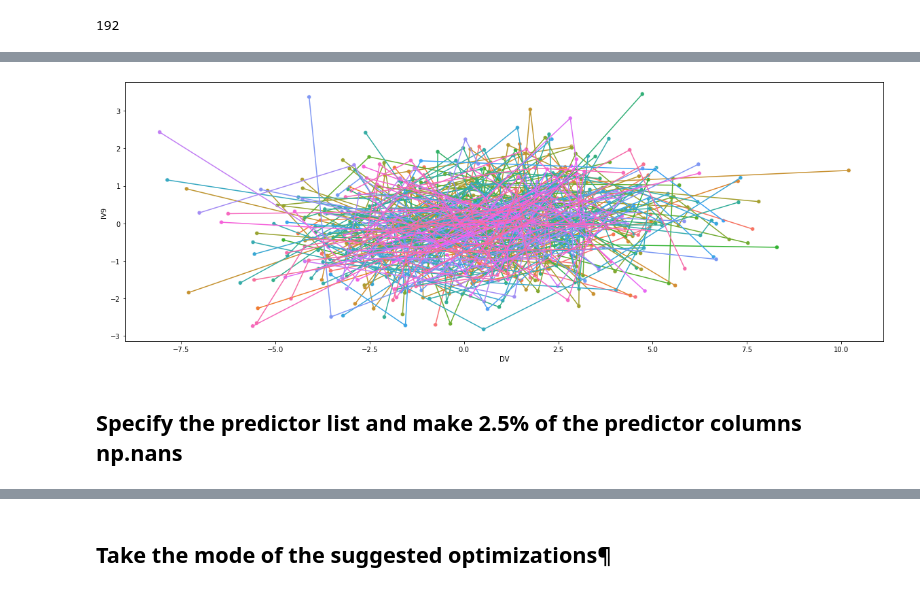
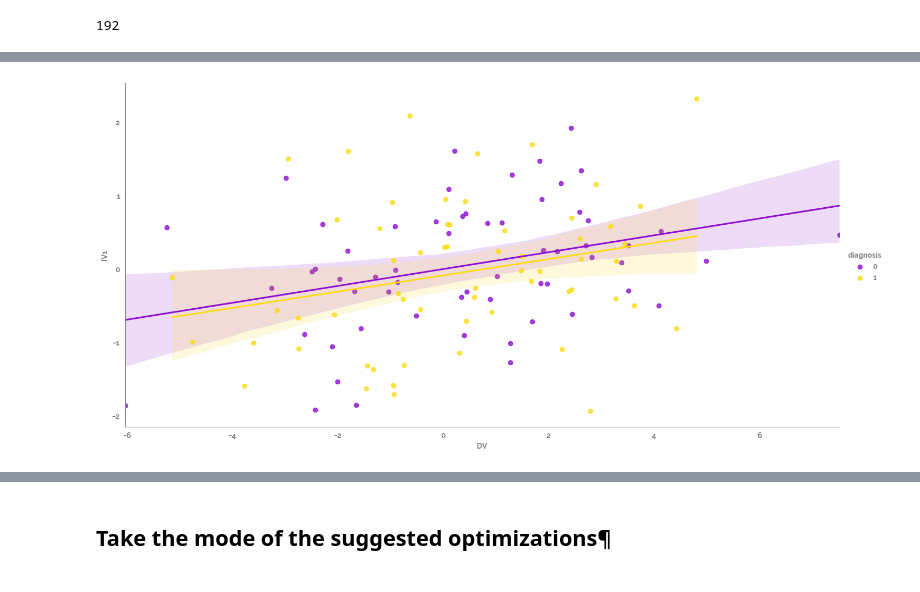
Before and after one commit to jameshtwose/vitarenal-DS, a Jupyter notebook: vitarenal_synthetic_MERF.ipynb, the cells around one changed output, grey strips where cells are left out. Cells and saved outputs as stored; diff of their text form; code cells hidden in the pictures.

```diff
--- a/vitarenal_synthetic_MERF.ipynb
+++ b/vitarenal_synthetic_MERF.ipynb
@@ -60,11 +63,3 @@ _ = sns.lmplot(data=df, x="DV", y="IV9", hue="diagnosis", height=7, aspect=2)
-# %%
-_ = plt.figure(figsize=(20, 7))
-_ = sns.lineplot(data=df.assign(user_id=lambda x: x["user_id"].astype("category")), x="DV", y="IV9", hue="user_id", legend=False)
-_ = sns.scatterplot(data=df.assign(user_id=lambda x: x["user_id"].astype("category")), x="DV", y="IV9", hue="user_id", legend=False)
-# %% [output]
-[figure, removed]
-# %% [markdown]
-## Specify the predictor list and make 2.5% of the predictor columns np.nans
 # %%
 predictor_list = df.filter(regex="IV").columns.tolist()
 
@@ -72,3 +67,7 @@ predictor_list = df.filter(regex="IV").columns.tolist()
 # %%
 target = "DV"
 grp = "user_id"
+# %%
+_ = sns.lmplot(data=df, x=target, y=predictor_list[0], hue="diagnosis", height=7, aspect=2)
+# %% [output]
+[figure, added]
```
Also changed, not shown: parts of 21 cells of this notebook, 2 other files.
